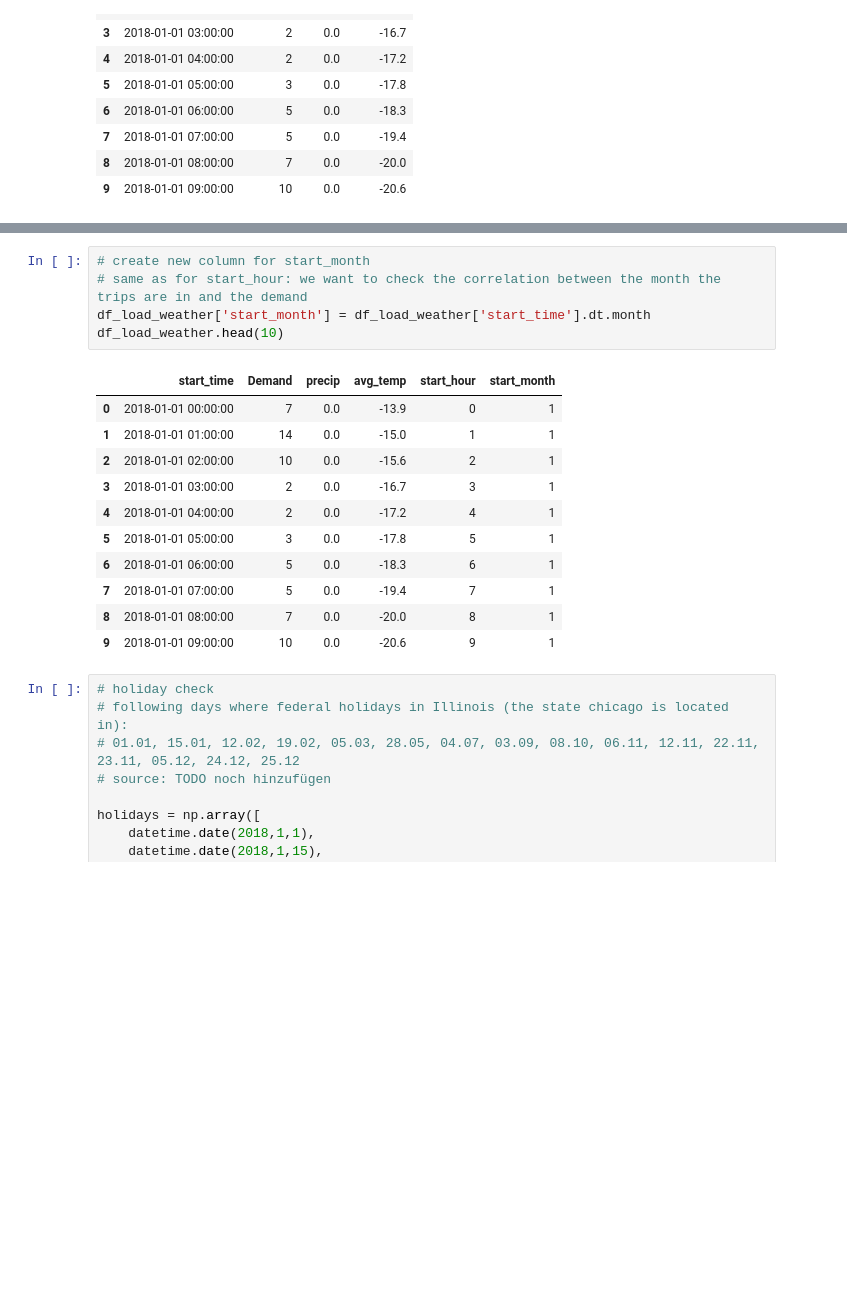
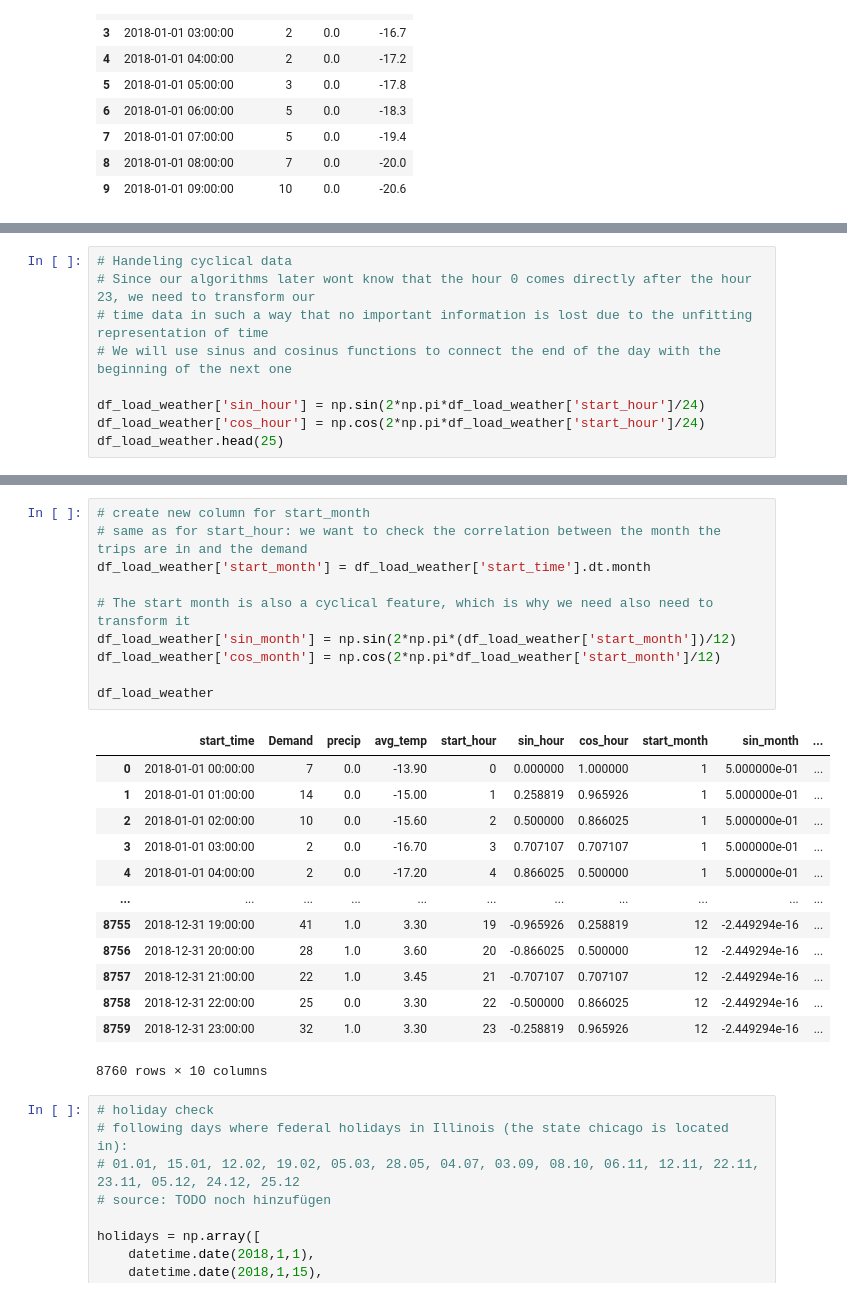
Before and after one commit to diego411/AA_Team_10, a Jupyter notebook: notebook/FeatureEngineering.ipynb, the cells around one changed output, grey strips where cells are left out. Cells and saved outputs as stored; diff of their text form; blank space fills up the shorter version.

```diff
--- a/notebook/FeatureEngineering.ipynb
+++ b/notebook/FeatureEngineering.ipynb
@@ -141,0 +123,9 @@ df_load_weather.head(25)
+# %%
+# Handeling cyclical data
+# Since our algorithms later wont know that the hour 0 comes directly after the hour 23, we need to transform our
+# time data in such a way that no important information is lost due to the unfitting representation of time
+# We will use sinus and cosinus functions to connect the end of the day with the beginning of the next one
+
+df_load_weather['sin_hour'] = np.sin(2*np.pi*df_load_weather['start_hour']/24)
+df_load_weather['cos_hour'] = np.cos(2*np.pi*df_load_weather['start_hour']/24)
+df_load_weather.head(25)
@@ -142,20 +150,27 @@ df_load_weather.head(25)
 # %%
 # create new column for start_month
 # same as for start_hour: we want to check the correlation between the month the trips are in and the demand
 df_load_weather['start_month'] = df_load_weather['start_time'].dt.month
-df_load_weather.head(10)
+
+# The start month is also a cyclical feature, which is why we need also need to transform it
+df_load_weather['sin_month'] = np.sin(2*np.pi*(df_load_weather['start_month'])/12)
+df_load_weather['cos_month'] = np.cos(2*np.pi*df_load_weather['start_month']/12)
+
+df_load_weather
 # %% [output]
-|  | start_time | Demand | precip | avg_temp | start_hour | start_month |
-| 0 | 2018-01-01 00:00:00 | 7 | 0.0 | -13.9 | 0 | 1 |
-| 1 | 2018-01-01 01:00:00 | 14 | 0.0 | -15.0 | 1 | 1 |
-| 2 | 2018-01-01 02:00:00 | 10 | 0.0 | -15.6 | 2 | 1 |
-| 3 | 2018-01-01 03:00:00 | 2 | 0.0 | -16.7 | 3 | 1 |
-| 4 | 2018-01-01 04:00:00 | 2 | 0.0 | -17.2 | 4 | 1 |
-| 5 | 2018-01-01 05:00:00 | 3 | 0.0 | -17.8 | 5 | 1 |
-| 6 | 2018-01-01 06:00:00 | 5 | 0.0 | -18.3 | 6 | 1 |
-| 7 | 2018-01-01 07:00:00 | 5 | 0.0 | -19.4 | 7 | 1 |
-| 8 | 2018-01-01 08:00:00 | 7 | 0.0 | -20.0 | 8 | 1 |
-| 9 | 2018-01-01 09:00:00 | 10 | 0.0 | -20.6 | 9 | 1 |
+|  | start_time | Demand | precip | avg_temp | start_hour | sin_hour | cos_hour | start_month | sin_month | ... |
+| 0 | 2018-01-01 00:00:00 | 7 | 0.0 | -13.90 | 0 | 0.000000 | 1.000000 | 1 | 5.000000e-01 | ... |
+| 1 | 2018-01-01 01:00:00 | 14 | 0.0 | -15.00 | 1 | 0.258819 | 0.965926 | 1 | 5.000000e-01 | ... |
+| 2 | 2018-01-01 02:00:00 | 10 | 0.0 | -15.60 | 2 | 0.500000 | 0.866025 | 1 | 5.000000e-01 | ... |
+| 3 | 2018-01-01 03:00:00 | 2 | 0.0 | -16.70 | 3 | 0.707107 | 0.707107 | 1 | 5.000000e-01 | ... |
+| 4 | 2018-01-01 04:00:00 | 2 | 0.0 | -17.20 | 4 | 0.866025 | 0.500000 | 1 | 5.000000e-01 | ... |
+| ... | ... | ... | ... | ... | ... | ... | ... | ... | ... | ... |
+| 8755 | 2018-12-31 19:00:00 | 41 | 1.0 | 3.30 | 19 | -0.965926 | 0.258819 | 12 | -2.449294e-16 | ... |
+| 8756 | 2018-12-31 20:00:00 | 28 | 1.0 | 3.60 | 20 | -0.866025 | 0.500000 | 12 | -2.449294e-16 | ... |
+| 8757 | 2018-12-31 21:00:00 | 22 | 1.0 | 3.45 | 21 | -0.707107 | 0.707107 | 12 | -2.449294e-16 | ... |
+| 8758 | 2018-12-31 22:00:00 | 25 | 0.0 | 3.30 | 22 | -0.500000 | 0.866025 | 12 | -2.449294e-16 | ... |
+| 8759 | 2018-12-31 23:00:00 | 32 | 1.0 | 3.30 | 23 | -0.258819 | 0.965926 | 12 | -2.449294e-16 | ... |
+8760 rows × 10 columns
 # %%
 # holiday check
 # following days where federal holidays in Illinois (the state chicago is located in):
```
Also changed, not shown: parts of 14 cells of this notebook.
